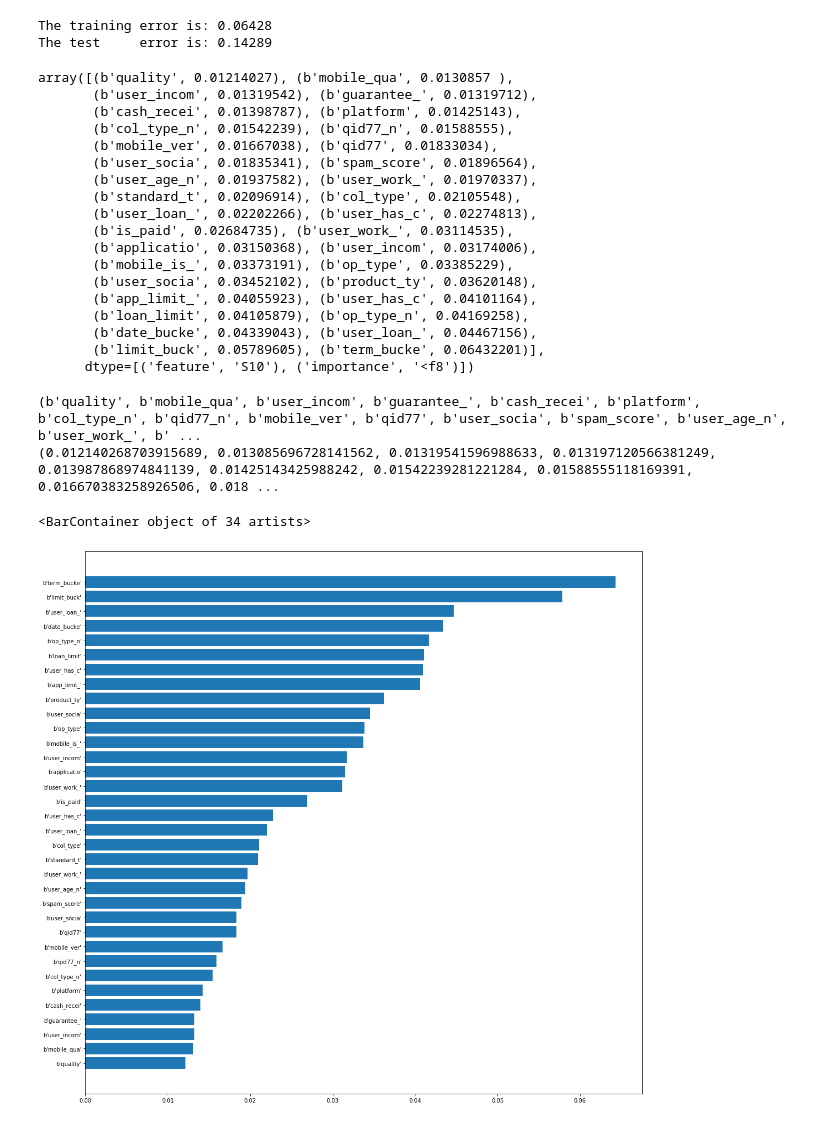
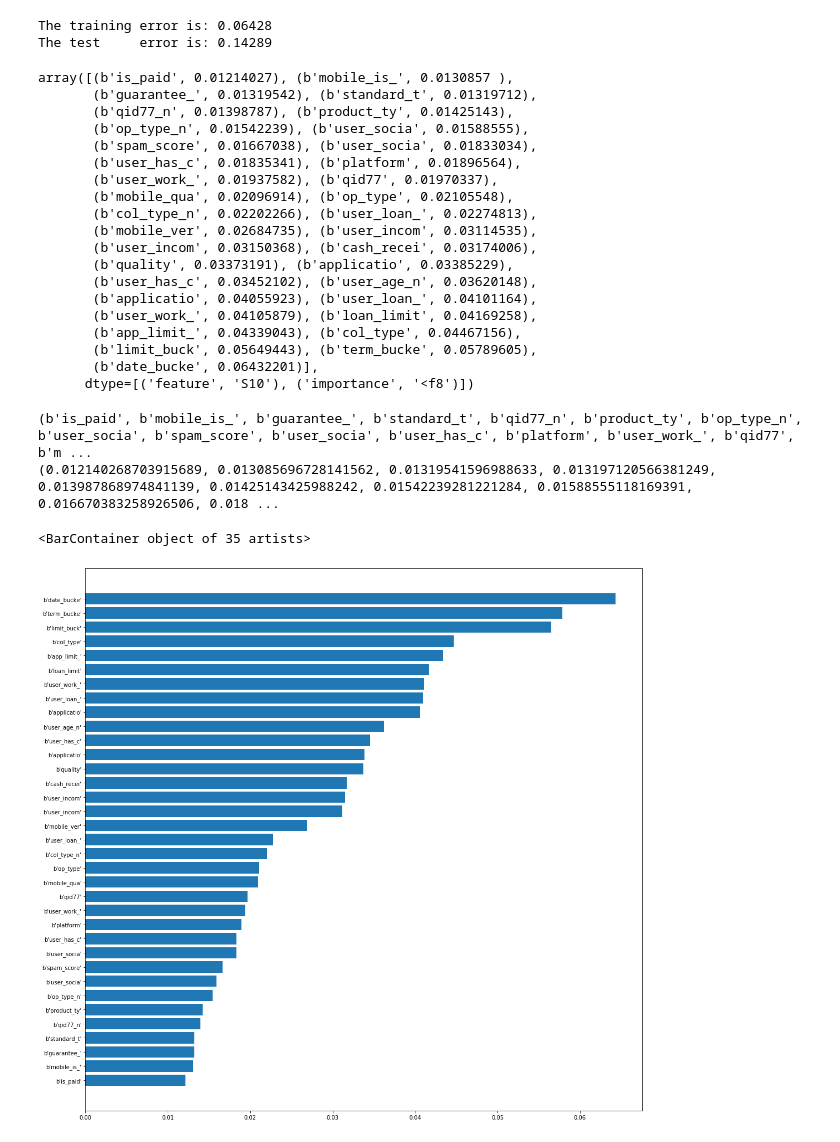
Before and after one commit to apaciorek/grouprong360, a Jupyter notebook: annette/randomforest_featureimportance_qualityorder.ipynb, the cells around one changed output. Saved outputs shown, nothing was run; the diff lists cells and outputs as text; code cells hidden in the pictures.

```diff
--- a/annette/randomforest_featureimportance_qualityorder.ipynb
+++ b/annette/randomforest_featureimportance_qualityorder.ipynb
@@ -155,7 +155,7 @@ The test     error is: 0.14289
 # plt.title('feature importance')
 # %%
 forest_final = grid_search_forest.best_estimator_
-feature_importance = list(zip(rf_data.columns[1:], forest_final.feature_importances_))
+feature_importance = list(zip(rf_data.columns[0:], forest_final.feature_importances_))
 dtype = [('feature', 'S10'), ('importance', 'float')]
 feature_importance = np.array(feature_importance, dtype = dtype)
 feature_sort = np.sort(feature_importance, order='importance')#[::-1]
@@ -167,32 +167,34 @@ feature_sort = np.sort(feature_importance, order='importance')#[::-1]
 
 feature_sort
 # %% [output]
-array([(b'quality', 0.01214027), (b'mobile_qua', 0.0130857 ),
-       (b'user_incom', 0.01319542), (b'guarantee_', 0.01319712),
-       (b'cash_recei', 0.01398787), (b'platform', 0.01425143),
-       (b'col_type_n', 0.01542239), (b'qid77_n', 0.01588555),
-       (b'mobile_ver', 0.01667038), (b'qid77', 0.01833034),
-       (b'user_socia', 0.01835341), (b'spam_score', 0.01896564),
-       (b'user_age_n', 0.01937582), (b'user_work_', 0.01970337),
-       (b'standard_t', 0.02096914), (b'col_type', 0.02105548),
-       (b'user_loan_', 0.02202266), (b'user_has_c', 0.02274813),
-       (b'is_paid', 0.02684735), (b'user_work_', 0.03114535),
-       (b'applicatio', 0.03150368), (b'user_incom', 0.03174006),
-       (b'mobile_is_', 0.03373191), (b'op_type', 0.03385229),
-       (b'user_socia', 0.03452102), (b'product_ty', 0.03620148),
-       (b'app_limit_', 0.04055923), (b'user_has_c', 0.04101164),
-       (b'loan_limit', 0.04105879), (b'op_type_n', 0.04169258),
-       (b'date_bucke', 0.04339043), (b'user_loan_', 0.04467156),
-       (b'limit_buck', 0.05789605), (b'term_bucke', 0.06432201)],
+array([(b'is_paid', 0.01214027), (b'mobile_is_', 0.0130857 ),
+       (b'guarantee_', 0.01319542), (b'standard_t', 0.01319712),
+       (b'qid77_n', 0.01398787), (b'product_ty', 0.01425143),
+       (b'op_type_n', 0.01542239), (b'user_socia', 0.01588555),
+       (b'spam_score', 0.01667038), (b'user_socia', 0.01833034),
+       (b'user_has_c', 0.01835341), (b'platform', 0.01896564),
+       (b'user_work_', 0.01937582), (b'qid77', 0.01970337),
+       (b'mobile_qua', 0.02096914), (b'op_type', 0.02105548),
+       (b'col_type_n', 0.02202266), (b'user_loan_', 0.02274813),
+       (b'mobile_ver', 0.02684735), (b'user_incom', 0.03114535),
+       (b'user_incom', 0.03150368), (b'cash_recei', 0.03174006),
+       (b'quality', 0.03373191), (b'applicatio', 0.03385229),
+       (b'user_has_c', 0.03452102), (b'user_age_n', 0.03620148),
+       (b'applicatio', 0.04055923), (b'user_loan_', 0.04101164),
+       (b'user_work_', 0.04105879), (b'loan_limit', 0.04169258),
+       (b'app_limit_', 0.04339043), (b'col_type', 0.04467156),
+       (b'limit_buck', 0.05649443), (b'term_bucke', 0.05789605),
+       (b'date_bucke', 0.06432201)],
       dtype=[('feature', 'S10'), ('importance', '<f8')])
 # %%
 featureNames, featureScores = zip(*list(feature_sort))
 print(featureNames)
 print(featureScores)
 plt.figure(figsize=(18,18))
+plt.tight_layout()
 plt.barh(range(len(featureScores)), featureScores, tick_label=featureNames)
 # %% [output]
-(b'quality', b'mobile_qua', b'user_incom', b'guarantee_', b'cash_recei', b'platform', b'col_type_n', b'qid77_n', b'mobile_ver', b'qid77', b'user_socia', b'spam_score', b'user_age_n', b'user_work_', b' ...
+(b'is_paid', b'mobile_is_', b'guarantee_', b'standard_t', b'qid77_n', b'product_ty', b'op_type_n', b'user_socia', b'spam_score', b'user_socia', b'user_has_c', b'platform', b'user_work_', b'qid77', b'm ...
 (0.012140268703915689, 0.013085696728141562, 0.01319541596988633, 0.013197120566381249, 0.013987868974841139, 0.01425143425988242, 0.01542239281221284, 0.01588555118169391, 0.016670383258926506, 0.018 ...
-<BarContainer object of 34 artists>
+<BarContainer object of 35 artists>
-[figure, old version]
+[figure, new version]
```
Also changed, not shown: 3 other files.
